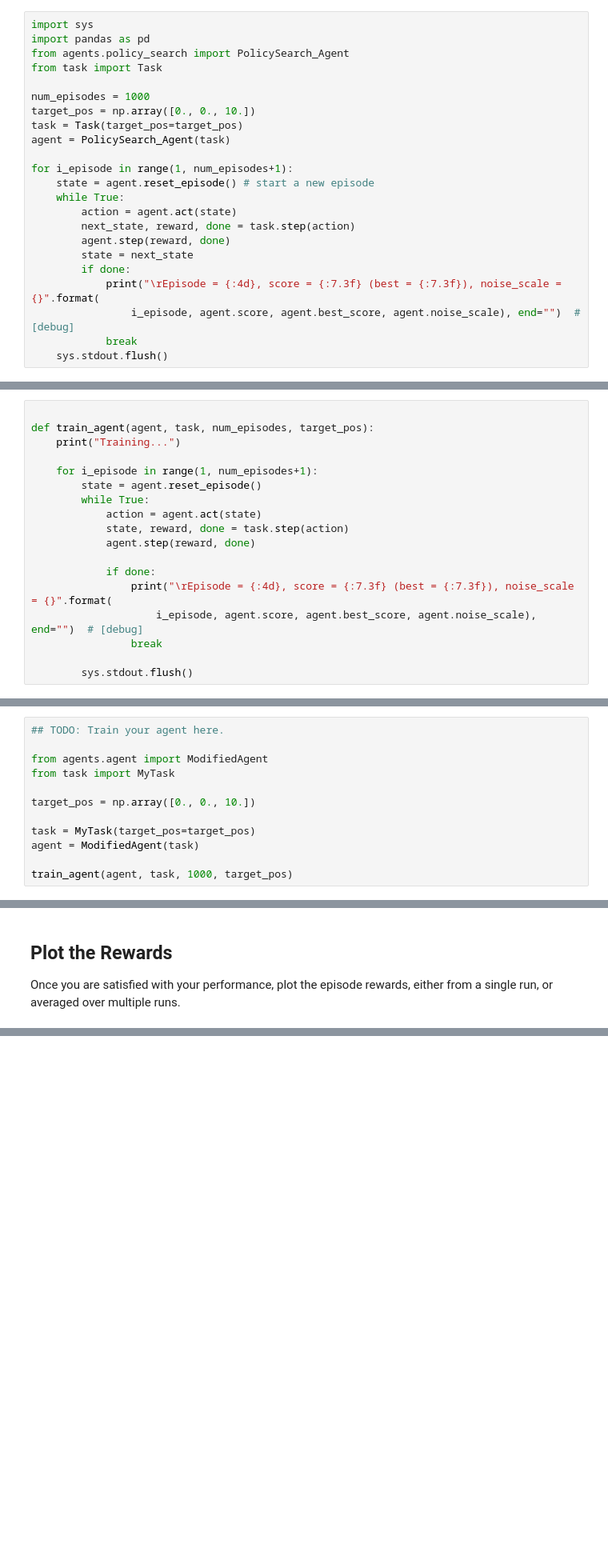
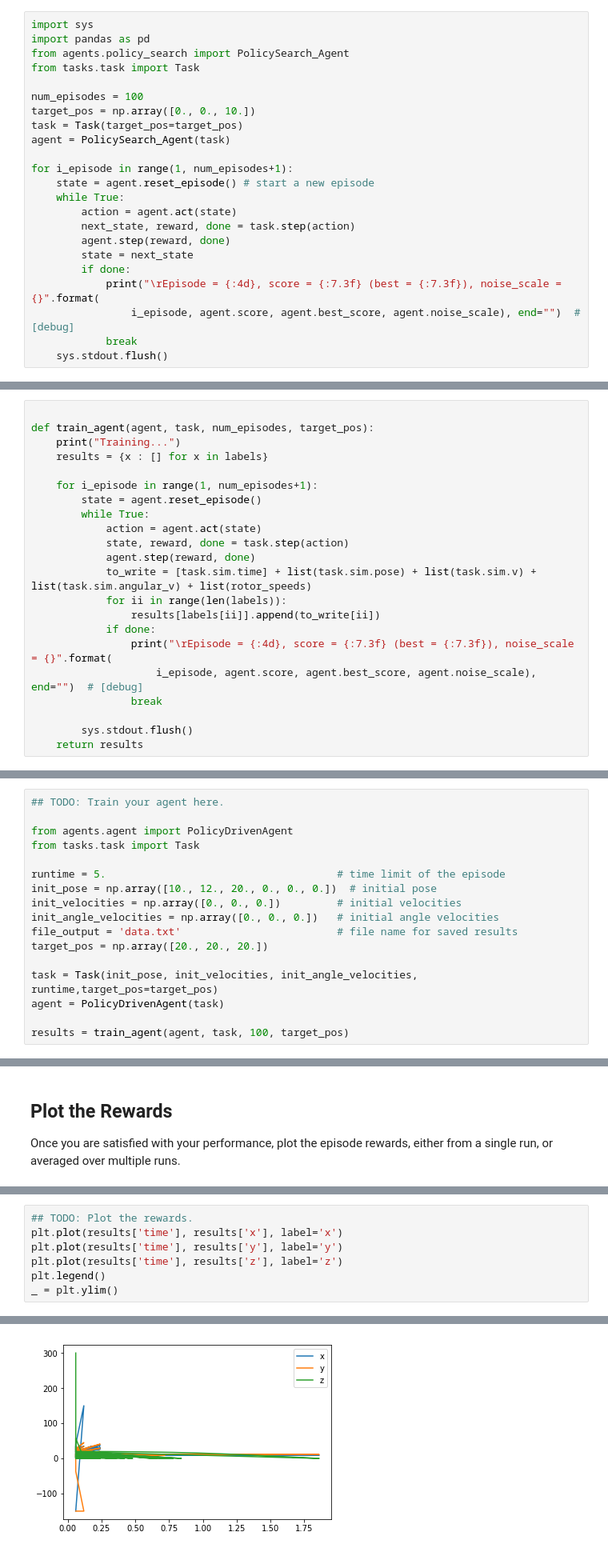
Before and after one commit to yfebles/quadcopter, a Jupyter notebook: Quadcopter_Project.ipynb, the cells around one changed output, grey strips where cells are left out. Shown: that part at 80% size. Drawn from its saved outputs; the diff is of its cells as text; blank space fills up the shorter version.

Commit message:
implementing new tasks and agents testing

```diff
--- a/Quadcopter_Project.ipynb
+++ b/Quadcopter_Project.ipynb
@@ -178,9 +178,9 @@ Run the code cell below to see how the agent performs on the sample task.
 import sys
 import pandas as pd
 from agents.policy_search import PolicySearch_Agent
-from task import Task
+from tasks.task import Task
 
-num_episodes = 1000
+num_episodes = 100
 target_pos = np.array([0., 0., 10.])
 task = Task(target_pos=target_pos)
 agent = PolicySearch_Agent(task)
@@ -215,6 +215,7 @@ As you develop your agent, it's important to keep an eye on how it's performing.
 
 def train_agent(agent, task, num_episodes, target_pos):
     print("Training...")
+    results = {x : [] for x in labels}
 
     for i_episode in range(1, num_episodes+1):
         state = agent.reset_episode()
@@ -222,10 +223,13 @@ def train_agent(agent, task, num_episodes, target_pos):
             action = agent.act(state)
             state, reward, done = task.step(action)
             agent.step(reward, done)
-
+            to_write = [task.sim.time] + list(task.sim.pose) + list(task.sim.v) + list(task.sim.angular_v) + list(rotor_speeds)
+            for ii in range(len(labels)):
+                results[labels[ii]].append(to_write[ii])
             if done:
                 print("\rEpisode = {:4d}, score = {:7.3f} (best = {:7.3f}), noise_scale = {}".format(
                     i_episode, agent.score, agent.best_score, agent.noise_scale), end="")  # [debug]
                 break
 
         sys.stdout.flush()
+    return results
@@ -232,13 +238,18 @@ def train_agent(agent, task, num_episodes, target_pos):
 # %%
 ## TODO: Train your agent here.
 
-from agents.agent import ModifiedAgent
-from task import MyTask
+from agents.agent import PolicyDrivenAgent
+from tasks.task import Task
 
-target_pos = np.array([0., 0., 10.])
+runtime = 5.                                     # time limit of the episode
+init_pose = np.array([10., 12., 20., 0., 0., 0.])  # initial pose
+init_velocities = np.array([0., 0., 0.])         # initial velocities
+init_angle_velocities = np.array([0., 0., 0.])   # initial angle velocities
+file_output = 'data.txt'                         # file name for saved results
+target_pos = np.array([20., 20., 20.])
 
-task = MyTask(target_pos=target_pos)
-agent = ModifiedAgent(task)
+task = Task(init_pose, init_velocities, init_angle_velocities, runtime,target_pos=target_pos)
+agent = PolicyDrivenAgent(task)
 
-train_agent(agent, task, 1000, target_pos)
+results = train_agent(agent, task, 100, target_pos)
 # %% [output]
@@ -257,0 +263,8 @@ Once you are satisfied with your performance, plot the episode rewards, either f
+# %%
+## TODO: Plot the rewards.
+plt.plot(results['time'], results['x'], label='x')
+plt.plot(results['time'], results['y'], label='y')
+plt.plot(results['time'], results['z'], label='z')
+plt.legend()
+_ = plt.ylim()
+# %% [output]
@@ -257,0 +274 @@ Once you are satisfied with your performance, plot the episode rewards, either f
+[figure, added]
```
Also changed, not shown: parts of 12 cells of this notebook, 12 other files.
